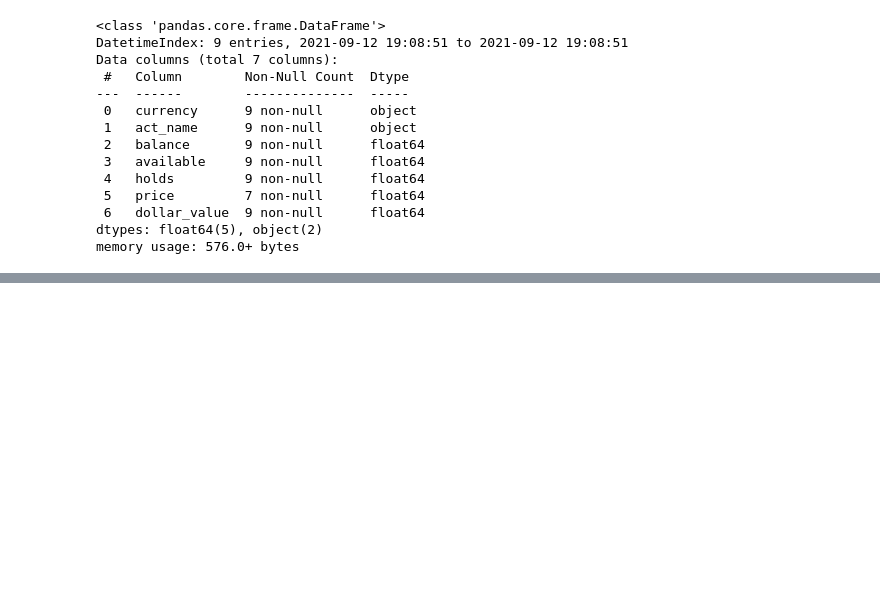
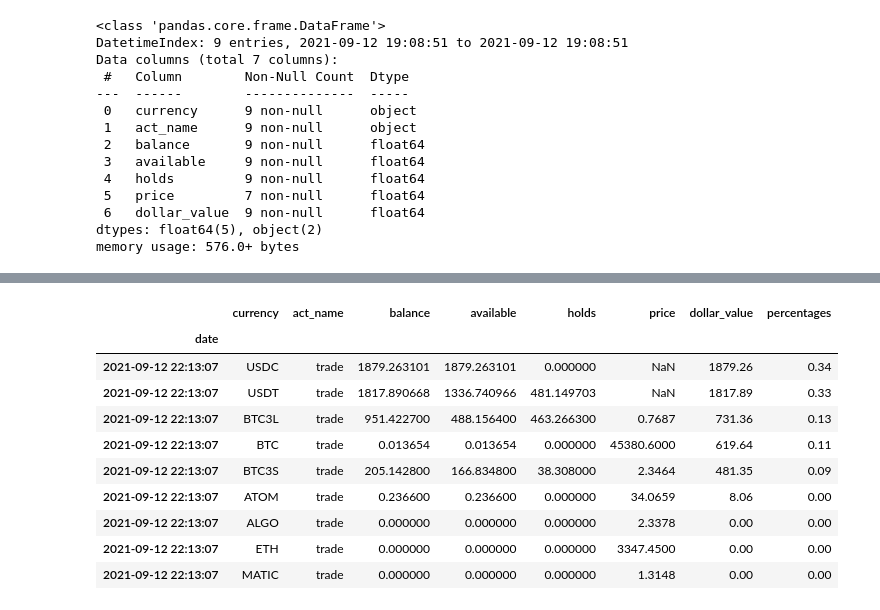
Before and after one commit to lukewbecker/algo-trading-training, a Jupyter notebook: kucoin_update.ipynb, the cells around one changed output, grey strips where cells are left out. Saved outputs shown, nothing was run; the diff lists cells and outputs as text; code cells hidden in the pictures; blank space fills up the shorter version.

```diff
--- a/kucoin_update.ipynb
+++ b/kucoin_update.ipynb
@@ -418,6 +418,13 @@ def kucoin_append():
     holdings_append.date = pd.to_datetime(holdings_append.date)
     holdings_append = holdings_append.set_index('date').sort_index()
 
+
+    # Calcuating the total portfolio value in $:
+    total_port = holdings_append.dollar_value.sum(axis = 0, skipna = True)
+
+    # adding each holding's percentage of the overall portfolio:
+    holdings_append['percentages'] = round(holdings_append.dollar_value / total_port, 2)
+
     # printing out result, and saving to csv and Excel.
     return holdings_append
 
@@ -451,3 +458,21 @@ spreadsheet = client.open('Crypto-Data')
 with open('data.csv', 'r') as file_obj:
     content = file_obj.read()
     client.import_csv(spreadsheet.id, data=content)
+
+
+# Ending script
+import time
+
+t = int(5)
+
+def countdown(t):
+    print(f"Script will exit in {t} seconds")
+    while t:
+        mins, secs = divmod(t, 60)
+        timer = '{:02d}:{:02d}'.format(mins, secs)
+        print(timer, end = "\r")
+        time.sleep(1)
+        t -= 1
+    print("Limitless Holdings database and Google Sheets have been updated. Have a nice day!")
+
+countdown(t)
@@ -670,0 +713,25 @@ memory usage: 576.0+ bytes
+# %%
+# Creating the dataframe:
+
+df = kucoin_append()
+
+# Calcuating the total portfolio value in $:
+
+total_port = df.dollar_value.sum(axis = 0, skipna = True)
+
+# adding each holding's percentage of the overall portfolio:
+
+df['percentages'] = round(df.dollar_value / total_port, 2)
+df
+# %% [output]
+|  | currency | act_name | balance | available | holds | price | dollar_value | percentages |
+| date |  |  |  |  |  |  |  |  |
+| 2021-09-12 22:13:07 | USDC | trade | 1879.263101 | 1879.263101 | 0.000000 | NaN | 1879.26 | 0.34 |
+| 2021-09-12 22:13:07 | USDT | trade | 1817.890668 | 1336.740966 | 481.149703 | NaN | 1817.89 | 0.33 |
+| 2021-09-12 22:13:07 | BTC3L | trade | 951.422700 | 488.156400 | 463.266300 | 0.7687 | 731.36 | 0.13 |
+| 2021-09-12 22:13:07 | BTC | trade | 0.013654 | 0.013654 | 0.000000 | 45380.6000 | 619.64 | 0.11 |
+| 2021-09-12 22:13:07 | BTC3S | trade | 205.142800 | 166.834800 | 38.308000 | 2.3464 | 481.35 | 0.09 |
+| 2021-09-12 22:13:07 | ATOM | trade | 0.236600 | 0.236600 | 0.000000 | 34.0659 | 8.06 | 0.00 |
+| 2021-09-12 22:13:07 | ALGO | trade | 0.000000 | 0.000000 | 0.000000 | 2.3378 | 0.00 | 0.00 |
+| 2021-09-12 22:13:07 | ETH | trade | 0.000000 | 0.000000 | 0.000000 | 3347.4500 | 0.00 | 0.00 |
+| 2021-09-12 22:13:07 | MATIC | trade | 0.000000 | 0.000000 | 0.000000 | 1.3148 | 0.00 | 0.00 |
```
Also changed, not shown: parts of 3 cells of this notebook, 1 other file.
